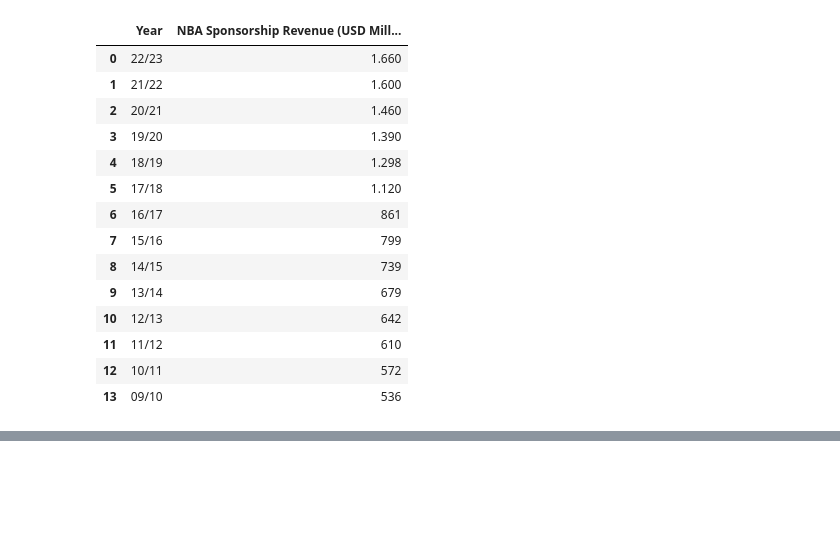
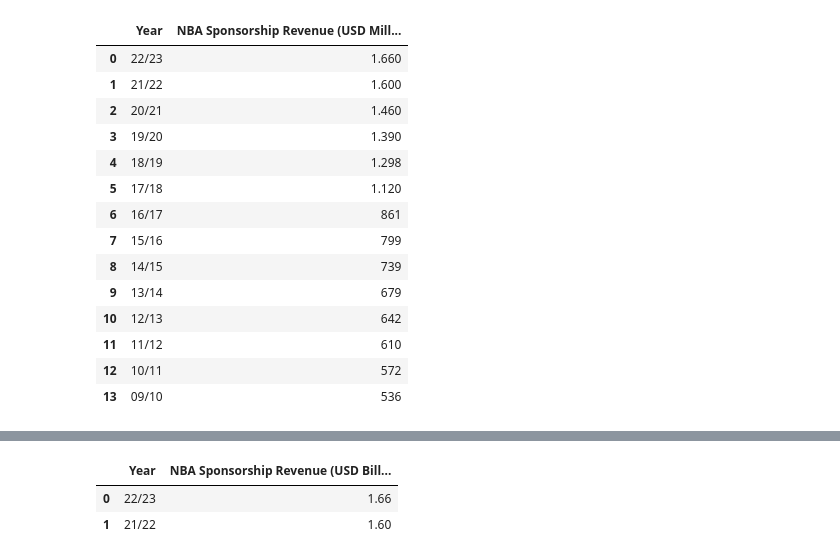
Before and after one commit to JP-Butler/Pro_Sports_Salary_Analysis, a Jupyter notebook: notebooks/MVP2_cleaning.ipynb, the cells around one changed output, grey strips where cells are left out. Saved outputs shown, nothing was run; the diff lists cells and outputs as text; code cells hidden in the pictures; blank space fills up the shorter version.

```diff
--- a/notebooks/MVP2_cleaning.ipynb
+++ b/notebooks/MVP2_cleaning.ipynb
@@ -400,0 +469,9 @@ nba_rev_df
+# %%
+# Change Column name
+nba_rev_df = nba_rev_df.rename(columns={'NBA Sponsorship Revenue (USD Millions)':'NBA Sponsorship Revenue (USD Billions)'})
+
+nba_rev_df.head(2)
+# %% [output]
+|  | Year | NBA Sponsorship Revenue (USD Bill... |
+| 0 | 22/23 | 1.66 |
+| 1 | 21/22 | 1.60 |
```
Also changed, not shown: parts of 3 cells of this notebook.
